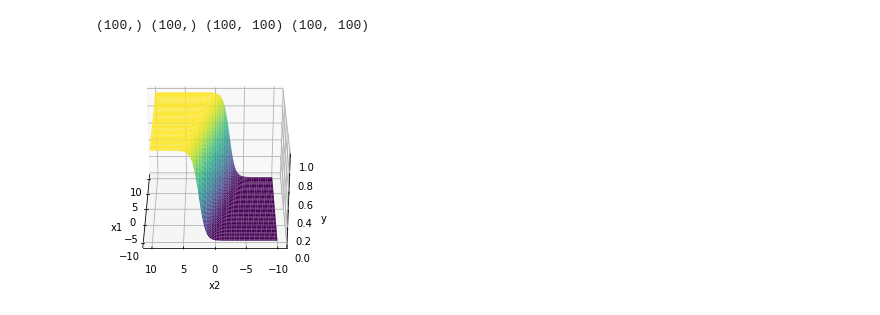
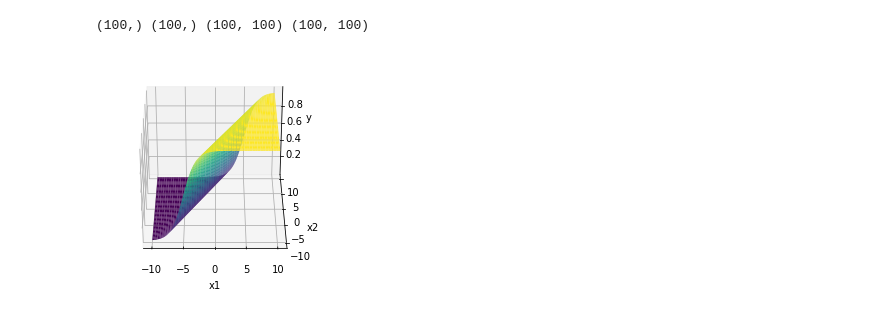
Before and after one commit to AvishekRoy16/DeepLearning, a Jupyter notebook: 2. Sigmoid Neurons/Sigmoid.ipynb, the cells around one changed output. Cells and saved outputs as stored; diff of their text form; code cells hidden in the pictures.

```diff
--- a/2. Sigmoid Neurons/Sigmoid.ipynb
+++ b/2. Sigmoid Neurons/Sigmoid.ipynb
@@ -20,7 +20,7 @@ sigmoid(1, 0.5, 0)
 # %%
 # Play around with this to change the graph and understand what changing the valus of w and b does to your curve.
 w = -0.9
-b = 3.1
+b = 0.3
 # np.linspace gives regularly spaced function between two interval and how many spaces you want
 X = np.linspace(-10,10,100)
 Y = sigmoid(X, w, b)
@@ -55,19 +55,21 @@ print(X1.shape, X2.shape, XX1.shape, XX2.shape)
 # %% [output]
 (100,) (100,) (100, 100) (100, 100)
 # %%
-w1 = 0.5
-w2 = 2
+w1 = 1
+w2 = -0.5
 b = 0
 Y  = sigmoid_2d(XX1,XX2, w1, w2, b)
 # %%
+# learning how to use 3d plots in python using matplotlib library
+#link for learing the  - https://jakevdp.github.io/PythonDataScienceHandbook/04.12-three-dimensional-plotting.html
 fig = plt.figure()
 ax = plt.axes(projection='3d')
 ax.plot_surface(XX1, XX2, Y, cmap='viridis')
 ax.set_xlabel('x1')
 ax.set_ylabel('x2')
 ax.set_zlabel('y')
 
 # the first input is the height at which we are looking from and the second changes the angle in z axis so that we can look at the 3d plots from different angles
-ax.view_init(30, 180)
+ax.view_init(30, 270)
 # %% [output]
-[figure, old version]
+[figure, new version]
```
Also changed, not shown: parts of 7 cells of this notebook, 1 other file.
